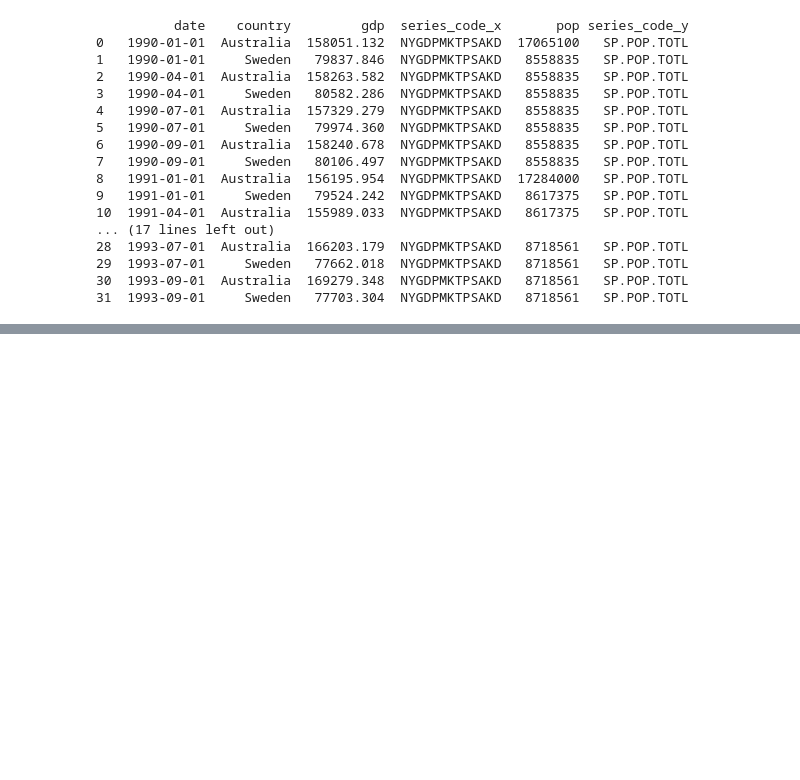
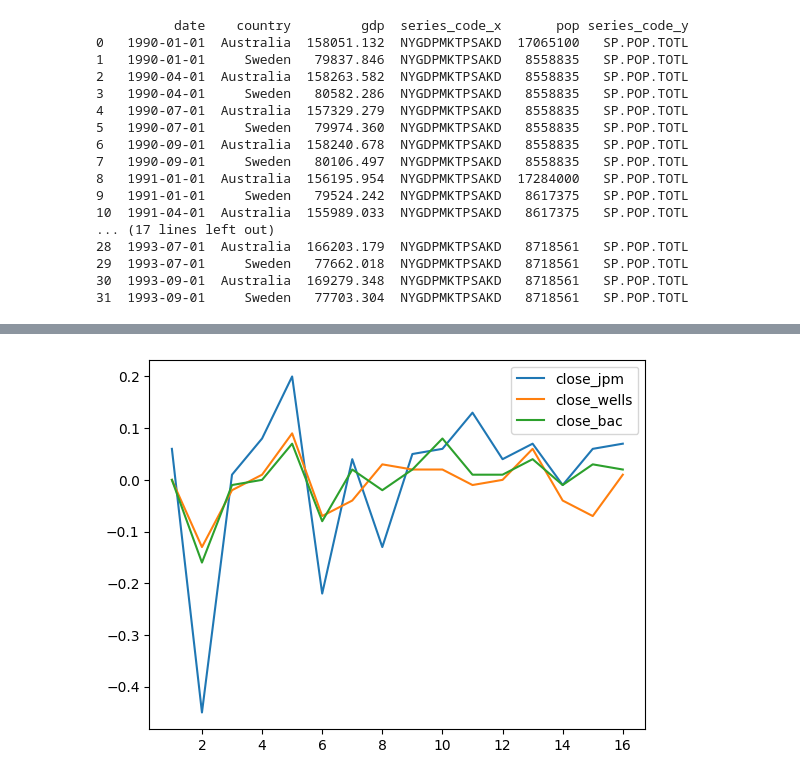
Before and after one commit to sendecka/DataCamp, a Jupyter notebook: DataCamp/06 Joining Data with pandas/04_Merging_Ordered_and_Time-Series_Data.ipynb, the cells around one changed output, grey strips where cells are left out. Cells and saved outputs as stored; diff of their text form; code cells hidden in the pictures; blank space fills up the shorter version.

```diff
--- a/DataCamp/06 Joining Data with pandas/04_Merging_Ordered_and_Time-Series_Data.ipynb
+++ b/DataCamp/06 Joining Data with pandas/04_Merging_Ordered_and_Time-Series_Data.ipynb
@@ -176,0 +216,26 @@ print(ctry_date)
+# %%
+jpm = pd.read_csv('jpm.csv')
+jpm["date_time"] = pd.to_datetime(jpm["date_time"])
+wells = pd.read_csv('wells.csv')
+wells["date_time"] = pd.to_datetime(wells["date_time"])
+bac = pd.read_csv('bac.csv')
+bac["date_time"] = pd.to_datetime(bac["date_time"])
+
+# Use merge_asof() to merge jpm and wells
+jpm_wells = pd.merge_asof(jpm, wells, on = 'date_time',
+                          suffixes = ('', '_wells'), direction = 'nearest')
+
+
+# Use merge_asof() to merge jpm_wells and bac
+jpm_wells_bac = pd.merge_asof(jpm_wells, bac, on = 'date_time',
+                              suffixes = ('_jpm', '_bac'), direction = 'nearest')
+
+
+# Compute price diff
+price_diffs = jpm_wells_bac.diff()
+
+# Plot the price diff of the close of jpm, wells and bac only
+price_diffs.plot(y = ['close_jpm','close_wells','close_bac'])
+plt.show()
+# %% [output]
+[figure, added]
```
Also changed, not shown: parts of 31 cells of this notebook, 13 other files.
